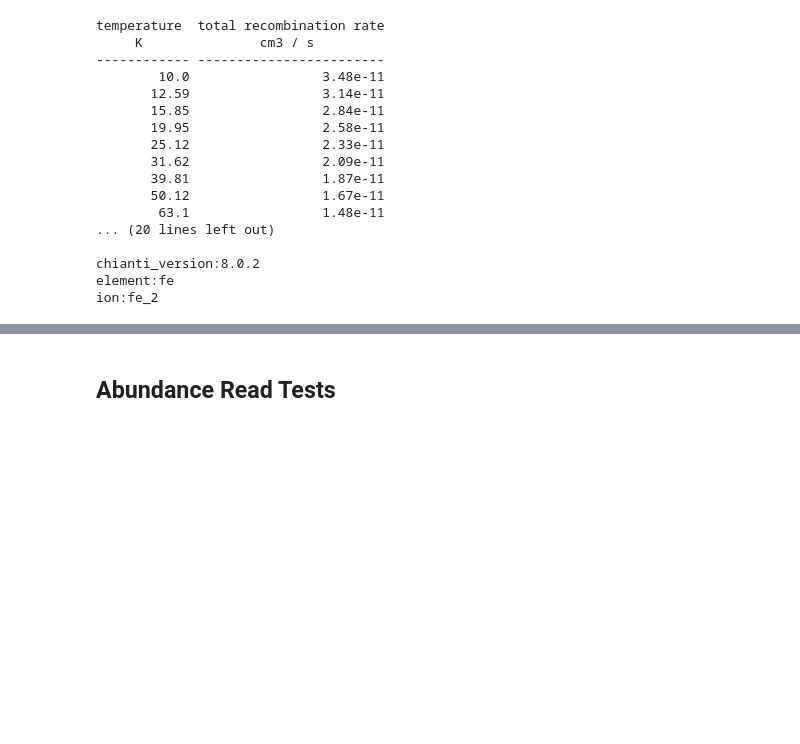
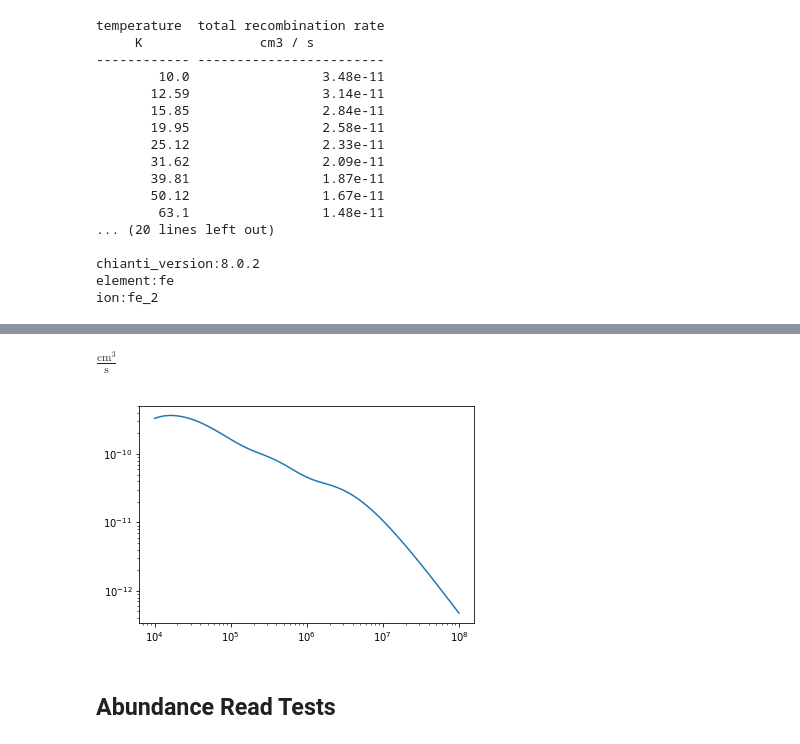
Before and after one commit to wtbarnes/research_notebook, a Jupyter notebook: fiasco/fiasco_read_tests.ipynb, the cells around one changed output, grey strips where cells are left out. Drawn from its saved outputs; the diff is of its cells as text; code cells hidden in the pictures; blank space fills up the shorter version.

Commit message:
update fiasco example notebooks

```diff
--- a/fiasco/fiasco_read_tests.ipynb
+++ b/fiasco/fiasco_read_tests.ipynb
@@ -479,0 +641,7 @@ ion:fe_2
+# %%
+foo = fiasco.io.Parser('ar_14.drparams').parse()
+# %%
+efit = foo['E fit parameter']
+cfit = foo['c fit parameter']
+# %%
+temperature = np.logspace(4,8,100)*u.K
@@ -480,3 +658,15 @@ ion:fe_2
+# %%
+alpha = temperature**(-1.5)*(cfit.T*np.exp(-np.outer(efit,1/temperature))).sum(axis=0)
+# %%
+alpha.unit
+# %% [output]
+$\mathrm{\frac{cm^{3}}{s}}$
+# %%
+plt.plot(temperature,alpha)
+plt.xscale('log')
+plt.yscale('log')
+# %% [output]
+[figure, added]
 # %% [markdown]
 ## Abundance Read Tests
 # %%
```
Also changed, not shown: parts of 15 cells of this notebook, 2 other files.
